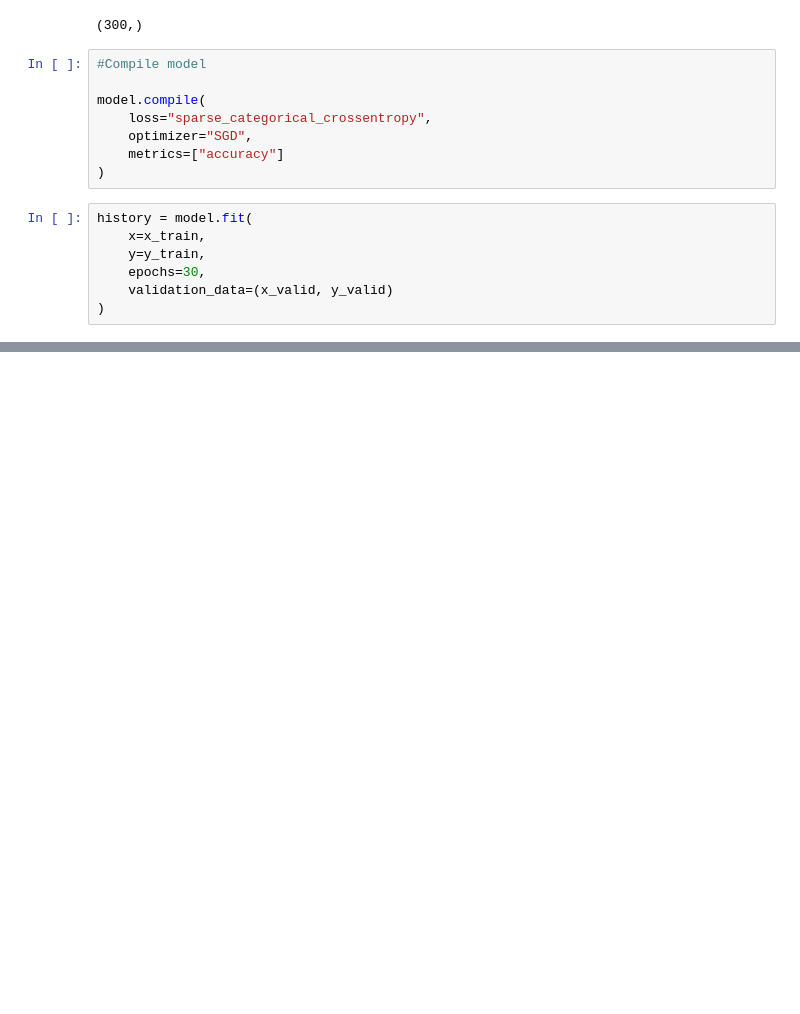
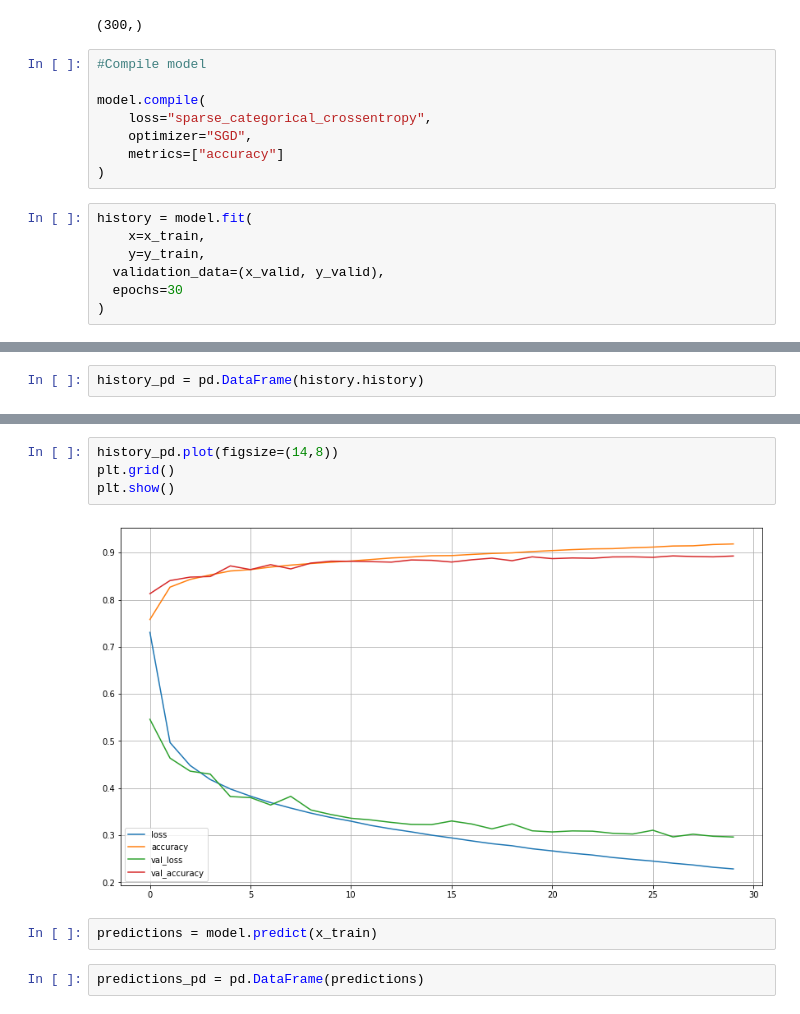
Before and after one commit to psukphranee/Machine-Learning-Projects, a Jupyter notebook: Fashion_MNIST.ipynb, the cells around one changed output, grey strips where cells are left out. Drawn from its saved outputs; the diff is of its cells as text; blank space fills up the shorter version.

```diff
--- a/Fashion_MNIST.ipynb
+++ b/Fashion_MNIST.ipynb
@@ -114,8 +102,8 @@ model.compile(
 history = model.fit(
     x=x_train,
     y=y_train,
-    epochs=30,
-    validation_data=(x_valid, y_valid)
+  validation_data=(x_valid, y_valid),
+  epochs=30
 )
 # %% [output]
 Epoch 1/30
@@ -137,0 +134,2 @@ Epoch 30/30
+# %%
+history_pd = pd.DataFrame(history.history)
@@ -137,0 +145,10 @@ Epoch 30/30
+# %%
+history_pd.plot(figsize=(14,8))
+plt.grid()
+plt.show()
+# %% [output]
+[figure, added]
+# %%
+predictions = model.predict(x_train)
+# %%
+predictions_pd = pd.DataFrame(predictions)
```
Also changed, not shown: parts of 8 cells of this notebook.
